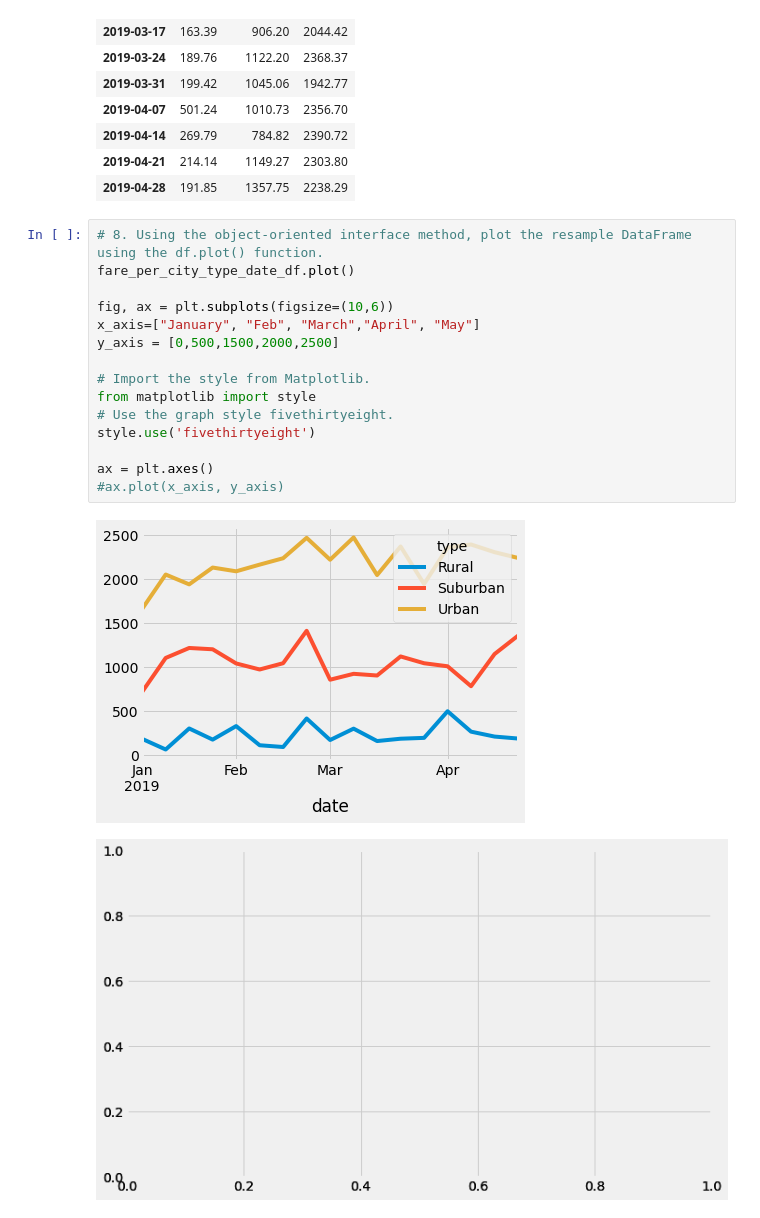
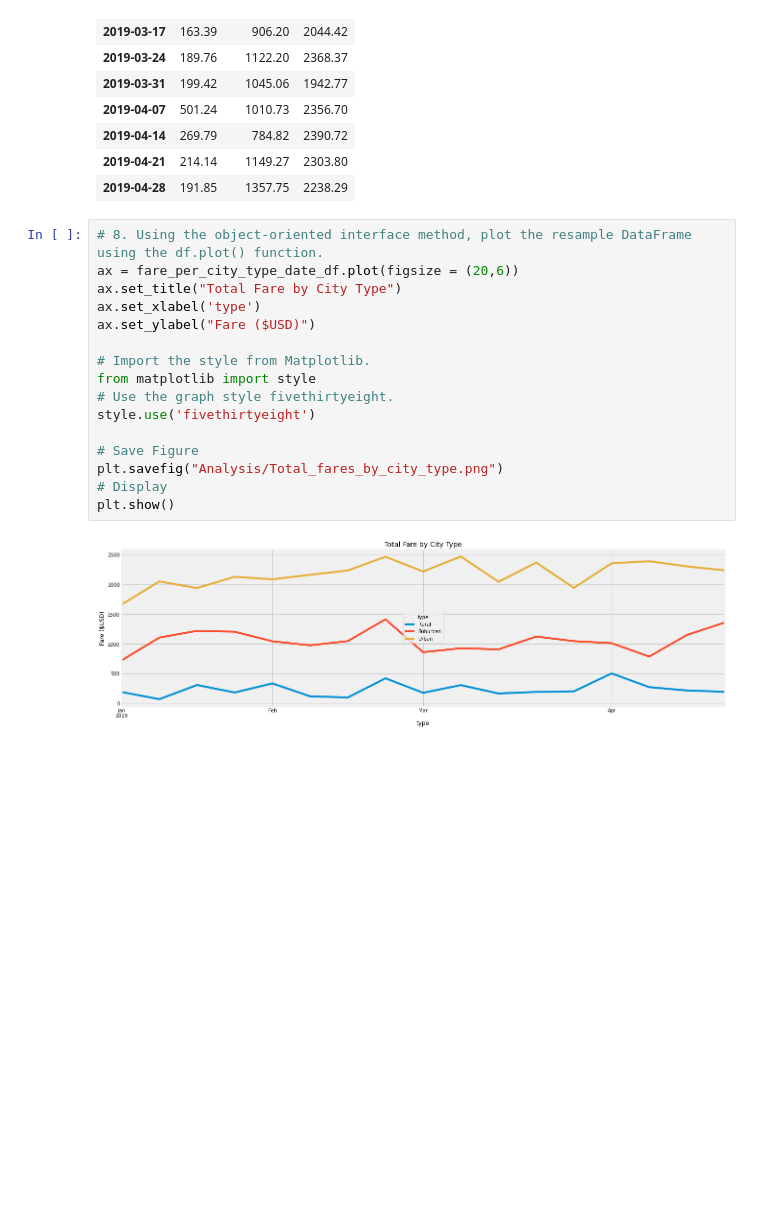
Before and after one commit to Lydiadel/PyBer_Analysis, a Jupyter notebook: PyBer_Challenge.ipynb, the cells around one changed output. Drawn from its saved outputs; the diff is of its cells as text; blank space fills up the shorter version.

Commit message:
Update file and images

```diff
--- a/PyBer_Challenge.ipynb
+++ b/PyBer_Challenge.ipynb
@@ -238,19 +238,19 @@ fare_per_city_type_date_df
 | 2019-04-28 | 191.85 | 1357.75 | 2238.29 |
 # %%
 # 8. Using the object-oriented interface method, plot the resample DataFrame using the df.plot() function.
-fare_per_city_type_date_df.plot()
-
-fig, ax = plt.subplots(figsize=(10,6))
-x_axis=["January", "Feb", "March","April", "May"]
-y_axis = [0,500,1500,2000,2500]
+ax = fare_per_city_type_date_df.plot(figsize = (20,6))
+ax.set_title("Total Fare by City Type")
+ax.set_xlabel('type')
+ax.set_ylabel("Fare ($USD)")
 
 # Import the style from Matplotlib.
 from matplotlib import style
 # Use the graph style fivethirtyeight.
 style.use('fivethirtyeight')
 
-ax = plt.axes()
-#ax.plot(x_axis, y_axis)
+# Save Figure
+plt.savefig("Analysis/Total_fares_by_city_type.png")
+# Display
+plt.show()
 # %% [output]
-[figure, old version]
+[figure, new version]
-[figure, removed]
```
Also changed, not shown: 2 other files.
